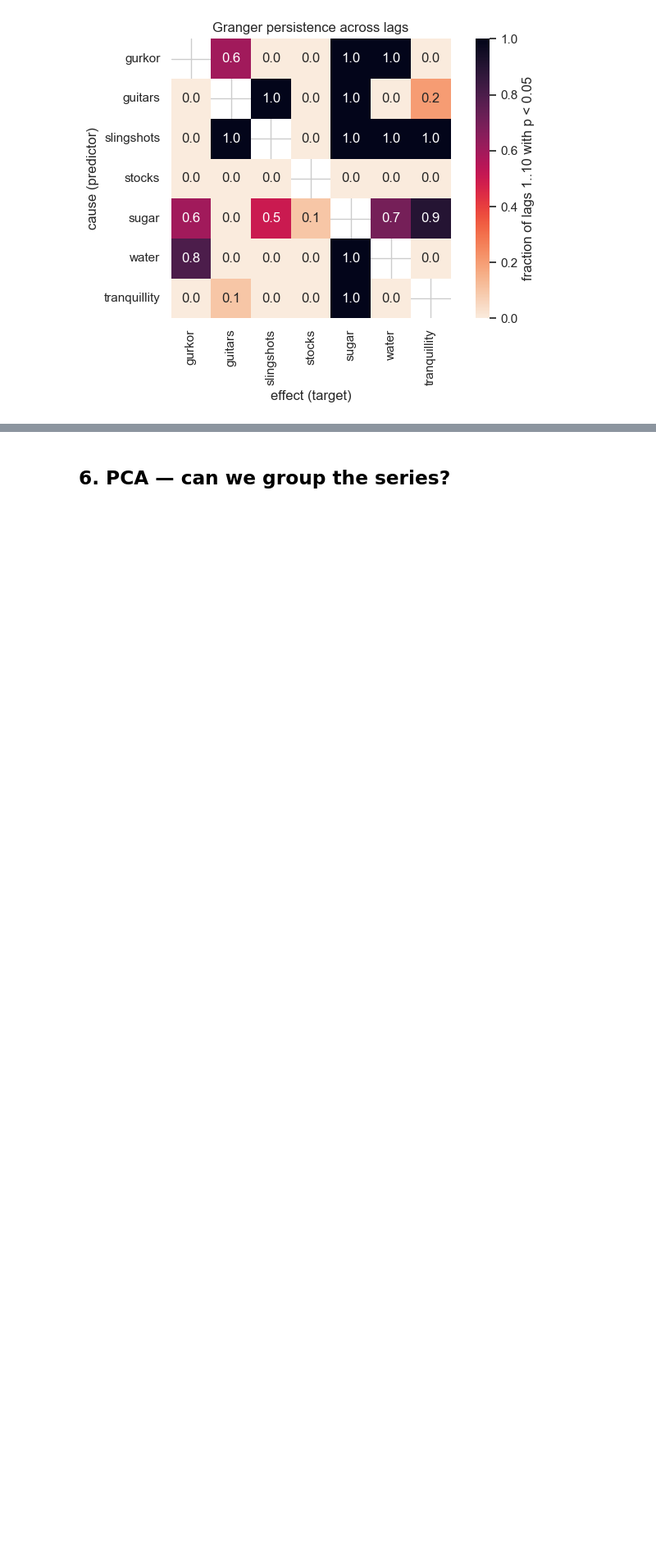
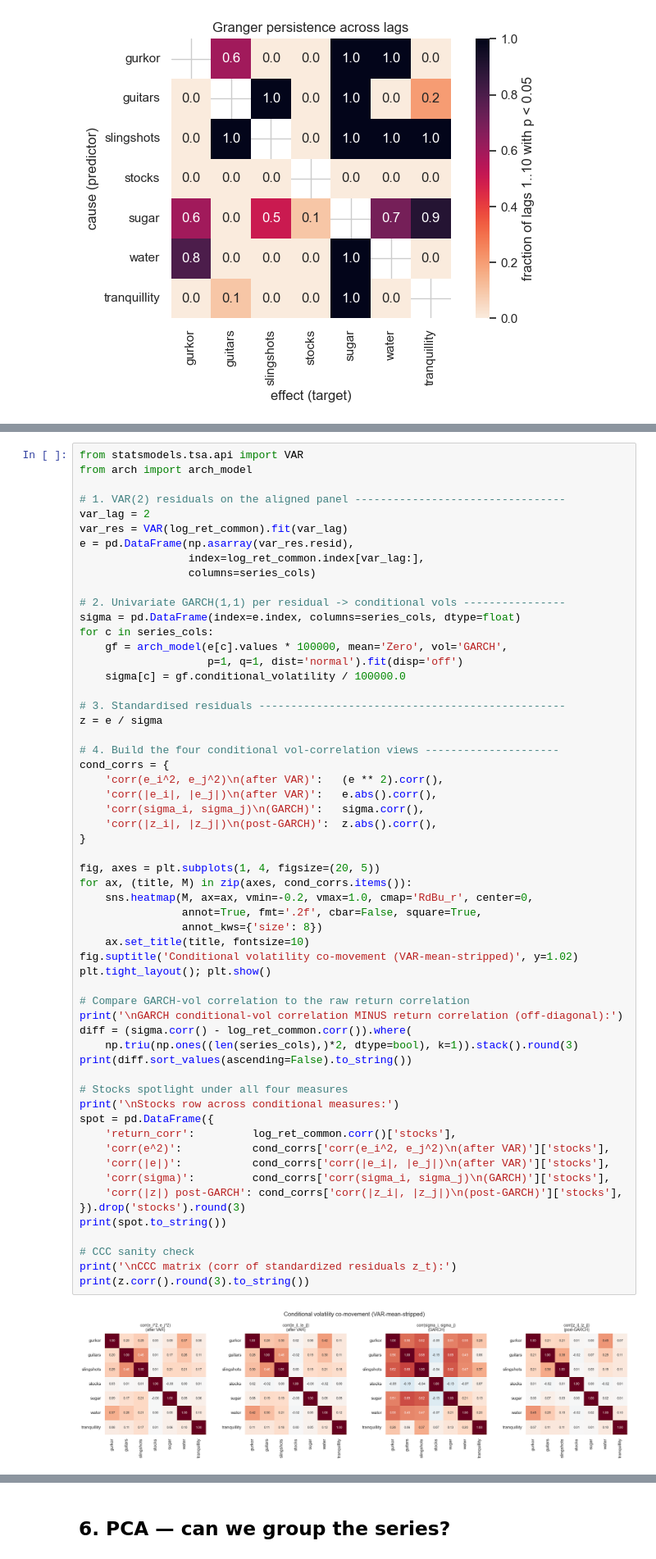
Before and after one commit to manswestman/project_financial_timeseries, a Jupyter notebook: notebooks/1_data_analysis_draft.ipynb, the cells around one changed output, grey strips where cells are left out. Shown at 82% size. Saved outputs shown, nothing was run; the diff lists cells and outputs as text; blank space fills up the shorter version.

```diff
--- a/notebooks/1_data_analysis_draft.ipynb
+++ b/notebooks/1_data_analysis_draft.ipynb
@@ -564,0 +650,60 @@ tranquillity        sugar        10          1.0
+# %%
+from statsmodels.tsa.api import VAR
+from arch import arch_model
+
+# 1. VAR(2) residuals on the aligned panel ---------------------------------
+var_lag = 2
+var_res = VAR(log_ret_common).fit(var_lag)
+e = pd.DataFrame(np.asarray(var_res.resid),
+                 index=log_ret_common.index[var_lag:],
+                 columns=series_cols)
+
+# 2. Univariate GARCH(1,1) per residual -> conditional vols ----------------
+sigma = pd.DataFrame(index=e.index, columns=series_cols, dtype=float)
+for c in series_cols:
+    gf = arch_model(e[c].values * 100000, mean='Zero', vol='GARCH',
+                    p=1, q=1, dist='normal').fit(disp='off')
+    sigma[c] = gf.conditional_volatility / 100000.0
+
+# 3. Standardised residuals ------------------------------------------------
+z = e / sigma
+
+# 4. Build the four conditional vol-correlation views ---------------------
+cond_corrs = {
+    'corr(e_i^2, e_j^2)\n(after VAR)':   (e ** 2).corr(),
+    'corr(|e_i|, |e_j|)\n(after VAR)':   e.abs().corr(),
+    'corr(sigma_i, sigma_j)\n(GARCH)':   sigma.corr(),
+    'corr(|z_i|, |z_j|)\n(post-GARCH)':  z.abs().corr(),
+}
+
+fig, axes = plt.subplots(1, 4, figsize=(20, 5))
+for ax, (title, M) in zip(axes, cond_corrs.items()):
+    sns.heatmap(M, ax=ax, vmin=-0.2, vmax=1.0, cmap='RdBu_r', center=0,
+                annot=True, fmt='.2f', cbar=False, square=True,
+                annot_kws={'size': 8})
+    ax.set_title(title, fontsize=10)
+fig.suptitle('Conditional volatility co-movement (VAR-mean-stripped)', y=1.02)
+plt.tight_layout(); plt.show()
+
+# Compare GARCH-vol correlation to the raw return correlation
+print('\nGARCH conditional-vol correlation MINUS return correlation (off-diagonal):')
+diff = (sigma.corr() - log_ret_common.corr()).where(
+    np.triu(np.ones((len(series_cols),)*2, dtype=bool), k=1)).stack().round(3)
+print(diff.sort_values(ascending=False).to_string())
+
+# Stocks spotlight under all four measures
+print('\nStocks row across conditional measures:')
+spot = pd.DataFrame({
+    'return_corr':         log_ret_common.corr()['stocks'],
+    'corr(e^2)':           cond_corrs['corr(e_i^2, e_j^2)\n(after VAR)']['stocks'],
+    'corr(|e|)':           cond_corrs['corr(|e_i|, |e_j|)\n(after VAR)']['stocks'],
+    'corr(sigma)':         cond_corrs['corr(sigma_i, sigma_j)\n(GARCH)']['stocks'],
+    'corr(|z|) post-GARCH': cond_corrs['corr(|z_i|, |z_j|)\n(post-GARCH)']['stocks'],
+}).drop('stocks').round(3)
+print(spot.to_string())
+
+# CCC sanity check
+print('\nCCC matrix (corr of standardized residuals z_t):')
+print(z.corr().round(3).to_string())
+# %% [output]
+[figure, added]
```
Also changed, not shown: parts of 4 cells of this notebook, 25 other files.
